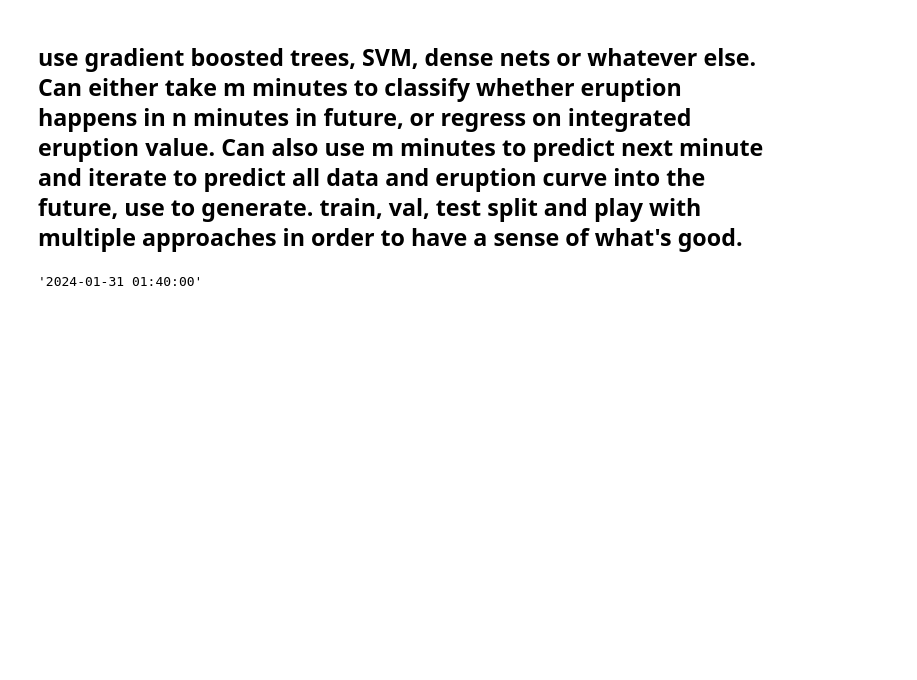
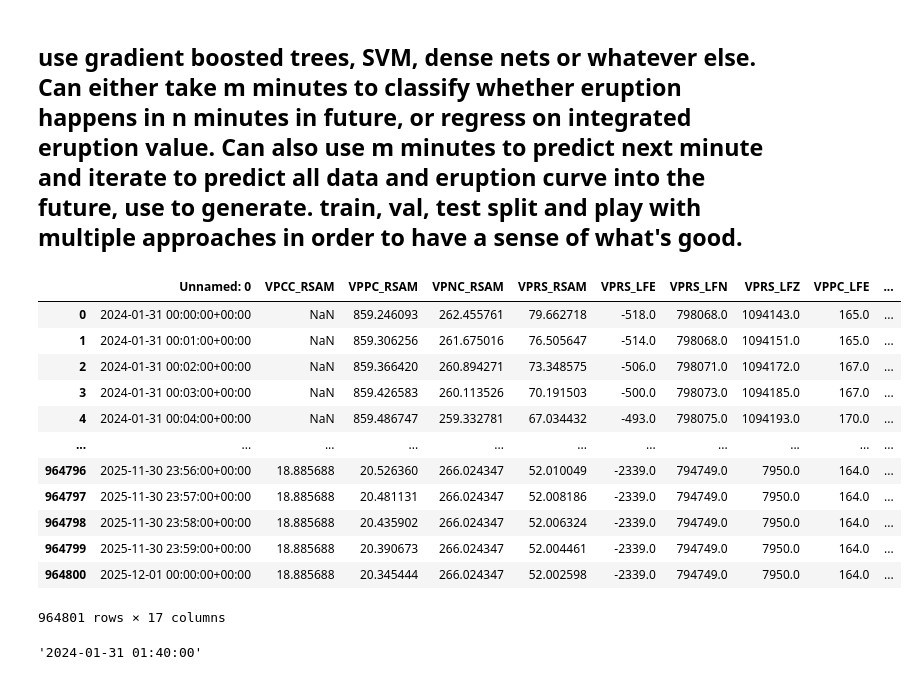
Before and after one commit to alexliebmanp/P288FinalProject, a Jupyter notebook: non_lstm.ipynb, the cells around one changed output. Drawn from its saved outputs; the diff is of its cells as text; code cells hidden in the pictures; blank space fills up the shorter version.

```diff
--- a/non_lstm.ipynb
+++ b/non_lstm.ipynb
@@ -11,6 +13,22 @@ data = pd.read_csv("processed_data/dataInterpolated.csv")
 use_data = data[['Unnamed: 0', 'VPCC_RSAM', 'VPPC_RSAM', 'VPNC_RSAM', 'VPRS_RSAM',
        'VPRS_LFE', 'VPRS_LFN', 'VPRS_LFZ', 'VPPC_LFE', 'VPPC_LFN', 'VPPC_LFZ',
        'VPNC_LFE', 'VPNC_LFN', 'VPNC_LFZ', 'CO2_ppm','lake_size', 'Eruption_Activity']]
+# %%
+use_data
+# %% [output]
+|  | Unnamed: 0 | VPCC_RSAM | VPPC_RSAM | VPNC_RSAM | VPRS_RSAM | VPRS_LFE | VPRS_LFN | VPRS_LFZ | VPPC_LFE | ... |
+| 0 | 2024-01-31 00:00:00+00:00 | NaN | 859.246093 | 262.455761 | 79.662718 | -518.0 | 798068.0 | 1094143.0 | 165.0 | ... |
+| 1 | 2024-01-31 00:01:00+00:00 | NaN | 859.306256 | 261.675016 | 76.505647 | -514.0 | 798068.0 | 1094151.0 | 165.0 | ... |
+| 2 | 2024-01-31 00:02:00+00:00 | NaN | 859.366420 | 260.894271 | 73.348575 | -506.0 | 798071.0 | 1094172.0 | 167.0 | ... |
+| 3 | 2024-01-31 00:03:00+00:00 | NaN | 859.426583 | 260.113526 | 70.191503 | -500.0 | 798073.0 | 1094185.0 | 167.0 | ... |
+| 4 | 2024-01-31 00:04:00+00:00 | NaN | 859.486747 | 259.332781 | 67.034432 | -493.0 | 798075.0 | 1094193.0 | 170.0 | ... |
+| ... | ... | ... | ... | ... | ... | ... | ... | ... | ... | ... |
+| 964796 | 2025-11-30 23:56:00+00:00 | 18.885688 | 20.526360 | 266.024347 | 52.010049 | -2339.0 | 794749.0 | 7950.0 | 164.0 | ... |
+| 964797 | 2025-11-30 23:57:00+00:00 | 18.885688 | 20.481131 | 266.024347 | 52.008186 | -2339.0 | 794749.0 | 7950.0 | 164.0 | ... |
+| 964798 | 2025-11-30 23:58:00+00:00 | 18.885688 | 20.435902 | 266.024347 | 52.006324 | -2339.0 | 794749.0 | 7950.0 | 164.0 | ... |
+| 964799 | 2025-11-30 23:59:00+00:00 | 18.885688 | 20.390673 | 266.024347 | 52.004461 | -2339.0 | 794749.0 | 7950.0 | 164.0 | ... |
+| 964800 | 2025-12-01 00:00:00+00:00 | 18.885688 | 20.345444 | 266.024347 | 52.002598 | -2339.0 | 794749.0 | 7950.0 | 164.0 | ... |
+964801 rows × 17 columns
 # %%
 dates = use_data['Unnamed: 0'].to_numpy()
 # %%
```
Also changed, not shown: parts of 11 cells of this notebook.
